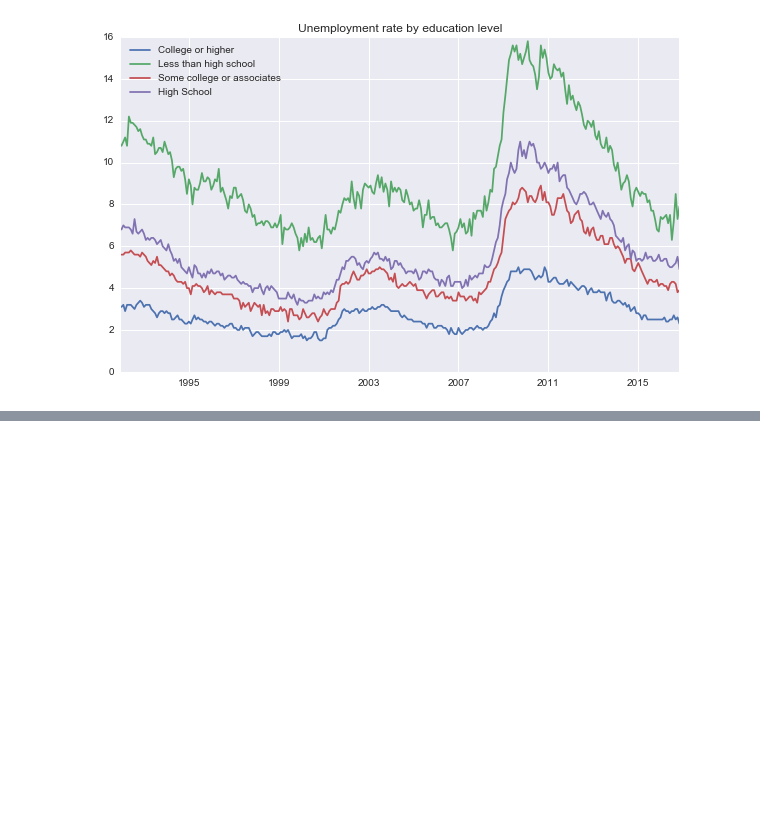
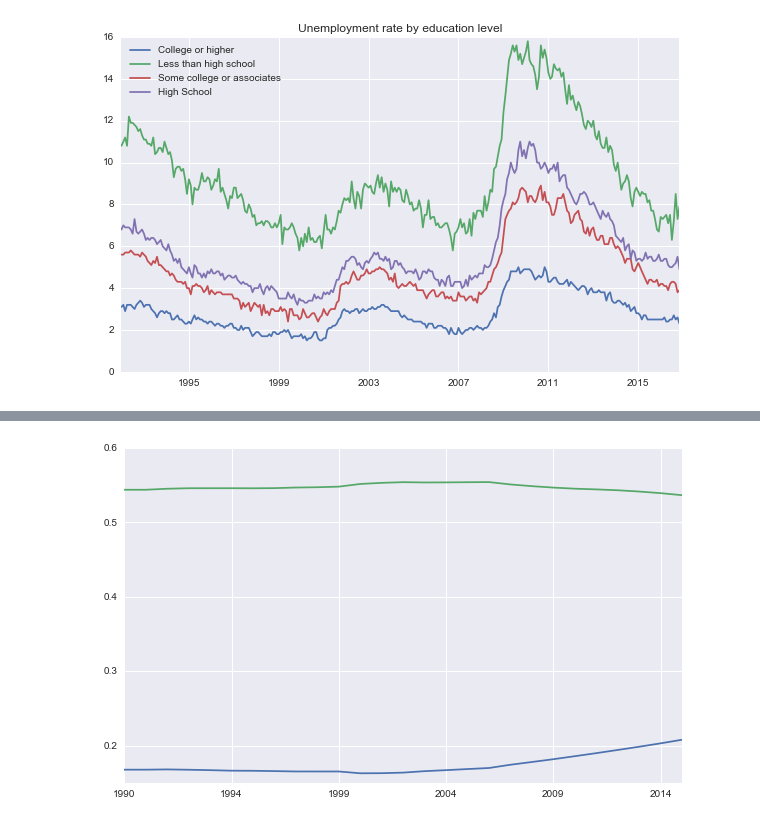
Before and after one commit to ryankresse/employment, a Jupyter notebook: eda.ipynb, the cells around one changed output, grey strips where cells are left out. Cells and saved outputs as stored; diff of their text form; code cells hidden in the pictures; blank space fills up the shorter version.

```diff
--- a/eda.ipynb
+++ b/eda.ipynb
@@ -178,0 +345,12 @@ plt.show()
+# %%
+over60Rows = [r for r in all_years.index.values if re.match('\d', r[1]) and int(r[:2]) > 59]
+# %%
+under60Rows = [r for r in all_years.index.values if re.match('\d', r[1]) and int(r[:2]) < 60 and int(r[:2]) > 15 ]
+# %%
+over60Prop = all_years.loc[over60Rows,:].sum() / all_years.sum()
+under60Prop = all_years.loc[under60Rows,:].sum() / all_years.sum()
+over60Prop.plot(label='Over 60')
+under60Prop.plot(label='Under 60')
+plt.show()
+# %% [output]
+[figure, added]
```
Also changed, not shown: parts of 18 cells of this notebook, 1 other file.
